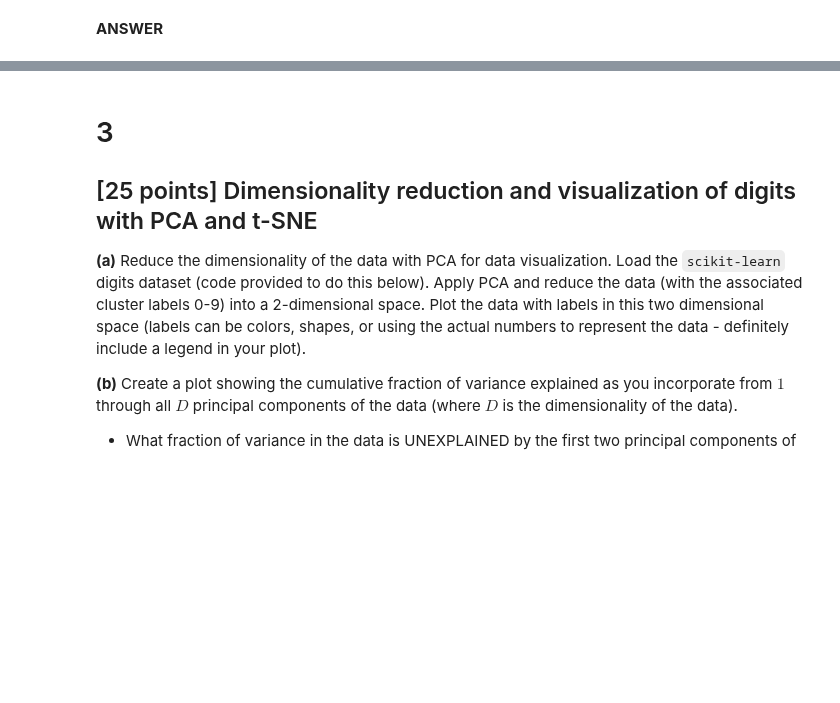
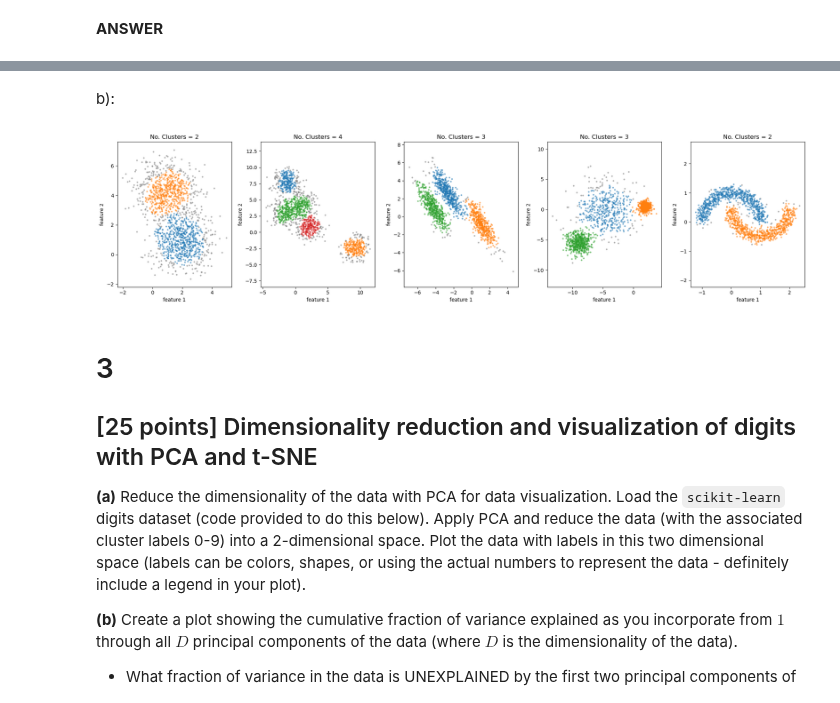
Before and after one commit to cake-dev/machine_learning_class, a Jupyter notebook: assignments/Assignment_5.ipynb, the cells around one changed output, grey strips where cells are left out. Saved outputs shown, nothing was run; the diff lists cells and outputs as text; code cells hidden in the pictures; blank space fills up the shorter version.

```diff
--- a/assignments/Assignment_5.ipynb
+++ b/assignments/Assignment_5.ipynb
@@ -133,0 +130,25 @@ plt.show()
+# %% [markdown]
+b):
+# %%
+# **(b) Apply DBSCAN**. Vary the `eps` and `min_samples` parameters to get as close as you can to having the same number of clusters as your choices with K-means. In this case, the black points are points that were not assigned to clusters.
+
+from sklearn.cluster import DBSCAN
+
+best_dbscan_params_ordered = {
+    "X0": {"eps": 0.4, "min_samples": 32},
+    "X1": {"eps": 0.4, "min_samples": 12},
+    "X2": {"eps": 0.5, "min_samples": 16},
+    "X3": {"eps": 0.9, "min_samples": 12},
+    "X4": {"eps": 0.1, "min_samples": 5},
+}
+# The above parameters were found by trial and error to get the same number of clusters as the K-means results (and to get the best looking clusters)
+
+# plot the clustered data for each dataset
+fig, axs = plt.subplots(1,5, figsize=(20,5))
+for i, data in enumerate(X):
+    db = DBSCAN(eps=best_dbscan_params_ordered[f"X{i}"]["eps"], min_samples=best_dbscan_params_ordered[f"X{i}"]["min_samples"]).fit(data)
+    plot_cluster(axs[i], data, db.labels_)
+plt.tight_layout()
+plt.show()
+# %% [output]
+[figure, added]
```
Also changed, not shown: parts of 4 cells of this notebook.
